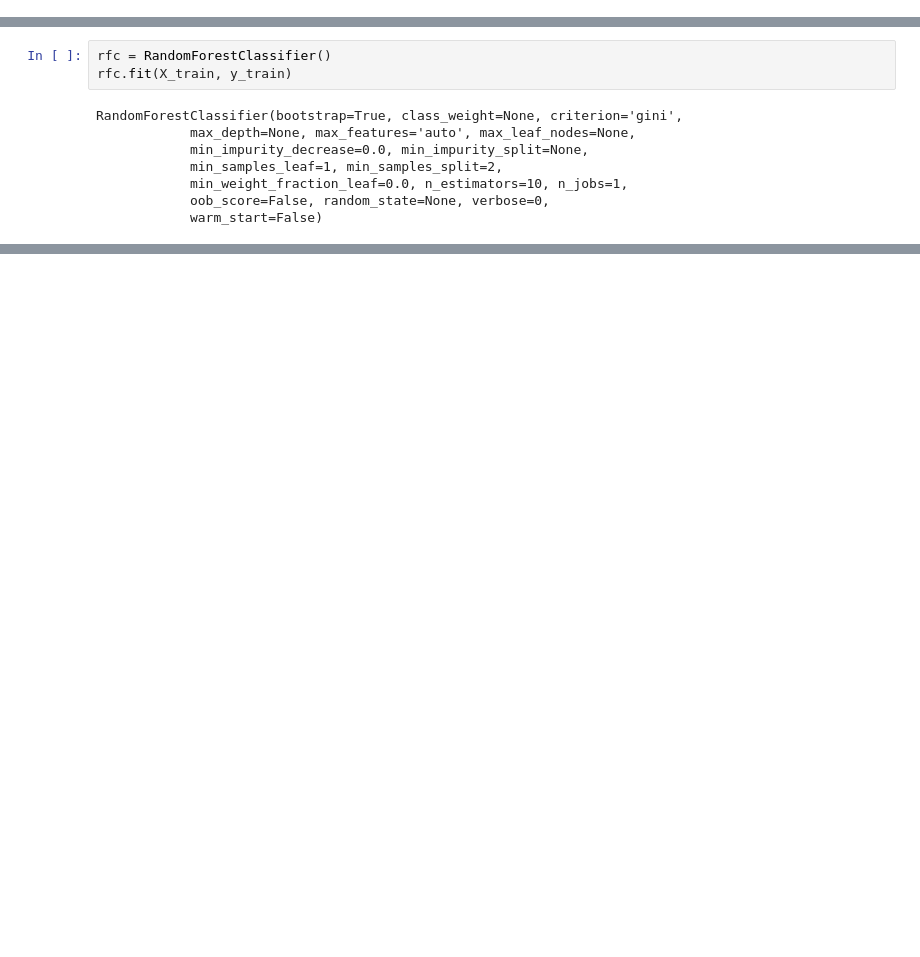
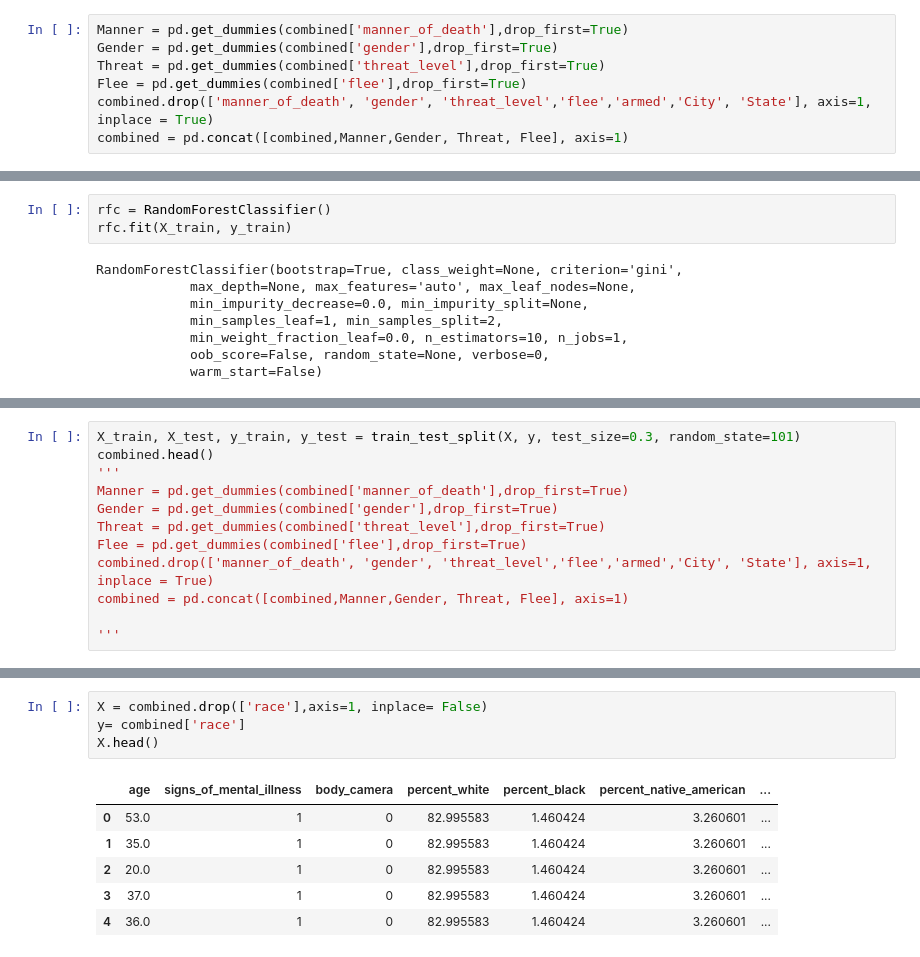
Before and after one commit to truongc2/Police-Encounters, a Jupyter notebook: Fatal Police Encounters.ipynb, the cells around one changed output, grey strips where cells are left out. Saved outputs shown, nothing was run; the diff lists cells and outputs as text; blank space fills up the shorter version.

```diff
--- a/Fatal Police Encounters.ipynb
+++ b/Fatal Police Encounters.ipynb
@@ -444,2 +441,9 @@ mean_absolute_error(y, predicted_mental_illness)
+# %%
+Manner = pd.get_dummies(combined['manner_of_death'],drop_first=True)
+Gender = pd.get_dummies(combined['gender'],drop_first=True)
+Threat = pd.get_dummies(combined['threat_level'],drop_first=True)
+Flee = pd.get_dummies(combined['flee'],drop_first=True)
+combined.drop(['manner_of_death', 'gender', 'threat_level','flee','armed','City', 'State'], axis=1, inplace = True)
+combined = pd.concat([combined,Manner,Gender, Threat, Flee], axis=1)
 # %% [markdown]
 ## Random Forest
@@ -565,0 +501,12 @@ gs_rf_accuracy_score
+# %%
+X_train, X_test, y_train, y_test = train_test_split(X, y, test_size=0.3, random_state=101)
+combined.head()
+'''
+Manner = pd.get_dummies(combined['manner_of_death'],drop_first=True)
+Gender = pd.get_dummies(combined['gender'],drop_first=True)
+Threat = pd.get_dummies(combined['threat_level'],drop_first=True)
+Flee = pd.get_dummies(combined['flee'],drop_first=True)
+combined.drop(['manner_of_death', 'gender', 'threat_level','flee','armed','City', 'State'], axis=1, inplace = True)
+combined = pd.concat([combined,Manner,Gender, Threat, Flee], axis=1)
+
+'''
@@ -565,0 +524,11 @@ gs_rf_accuracy_score
+# %%
+X = combined.drop(['race'],axis=1, inplace= False)
+y= combined['race']
+X.head()
+# %% [output]
+|  | age | signs_of_mental_illness | body_camera | percent_white | percent_black | percent_native_american | ... |
+| 0 | 53.0 | 1 | 0 | 82.995583 | 1.460424 | 3.260601 | ... |
+| 1 | 35.0 | 1 | 0 | 82.995583 | 1.460424 | 3.260601 | ... |
+| 2 | 20.0 | 1 | 0 | 82.995583 | 1.460424 | 3.260601 | ... |
+| 3 | 37.0 | 1 | 0 | 82.995583 | 1.460424 | 3.260601 | ... |
+| 4 | 36.0 | 1 | 0 | 82.995583 | 1.460424 | 3.260601 | ... |
```
Also changed, not shown: parts of 75 cells of this notebook.
